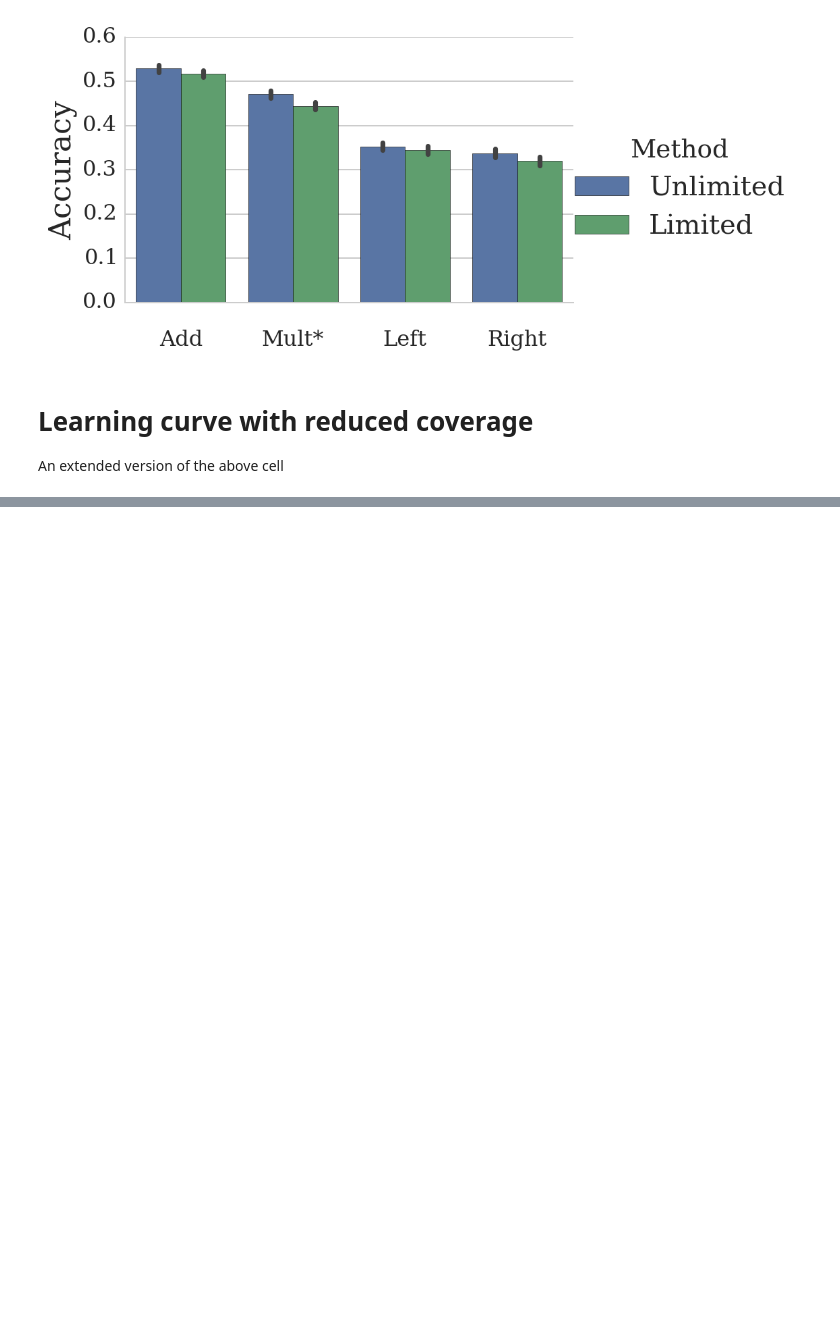
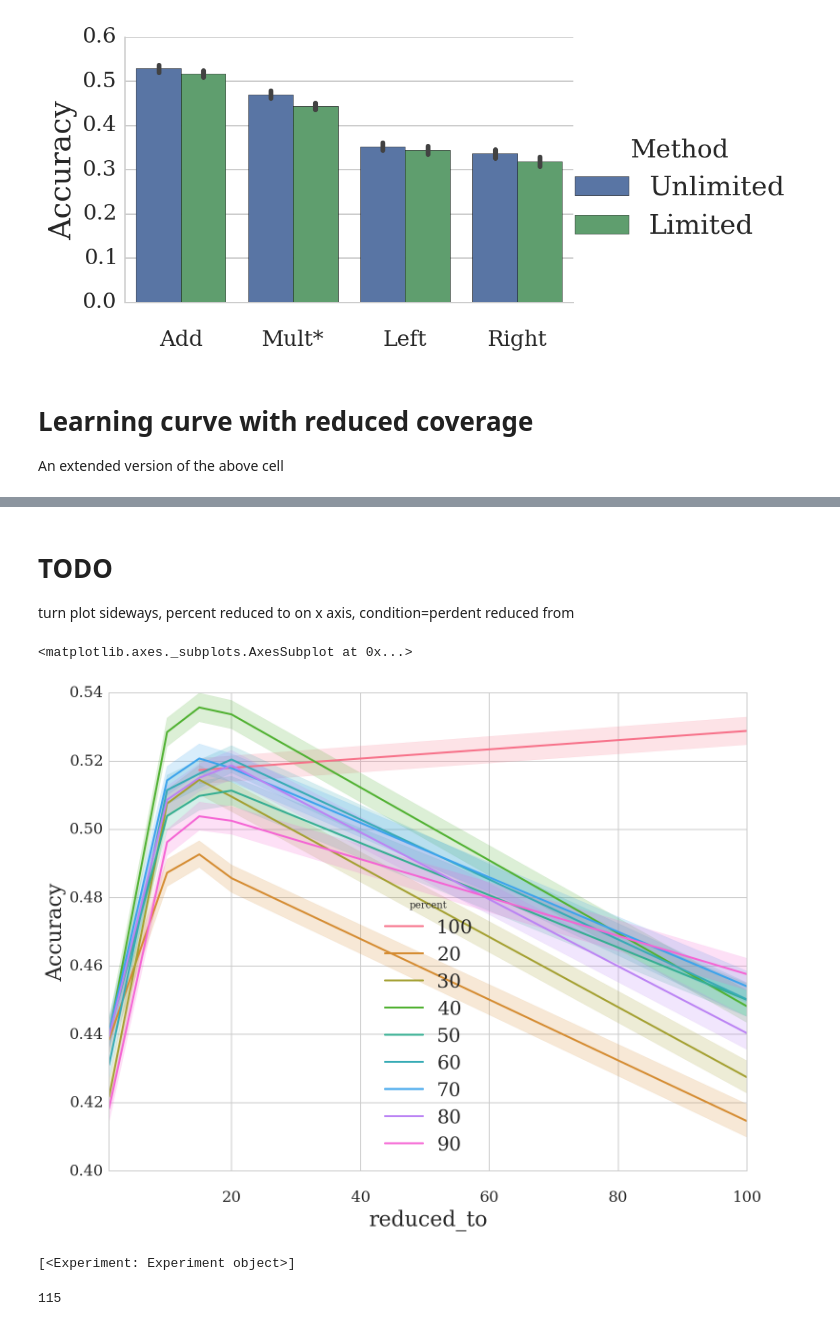
Before and after one commit to mbatchkarov/ExpLosion, a Jupyter notebook: notebooks/reduced_coverage_experiments.ipynb, the cells around one changed output, grey strips where cells are left out. Cells and saved outputs as stored; diff of their text form; code cells hidden in the pictures; blank space fills up the shorter version.

```diff
--- a/notebooks/reduced_coverage_experiments.ipynb
+++ b/notebooks/reduced_coverage_experiments.ipynb
@@ -140,0 +152,19 @@ plt.axvline(15, c='k')
+# %% [markdown]
+# TODO
+turn plot sideways, percent reduced to on x axis, condition=perdent reduced from
+# %%
+sns.tsplot(df[df.percent > 15], value='Accuracy', time='reduced_to', unit='folds', condition='percent')
+# %% [output]
+<matplotlib.axes._subplots.AxesSubplot at 0x...>
+[figure, added]
+# %%
+Experiment.objects.filter(expansions__vectors__unlabelled_percentage=20,
+                       expansions__entries_of__unlabelled_percentage=20)
+# %% [output]
+[<Experiment: Experiment object>]
+# %%
+s = settings_of(368)
+s['expansions__entries_of_id'] = None
+Experiment.objects.get(**s).id
+# %% [output]
+115
```
Also changed, not shown: parts of 8 cells of this notebook, 3 other files.
